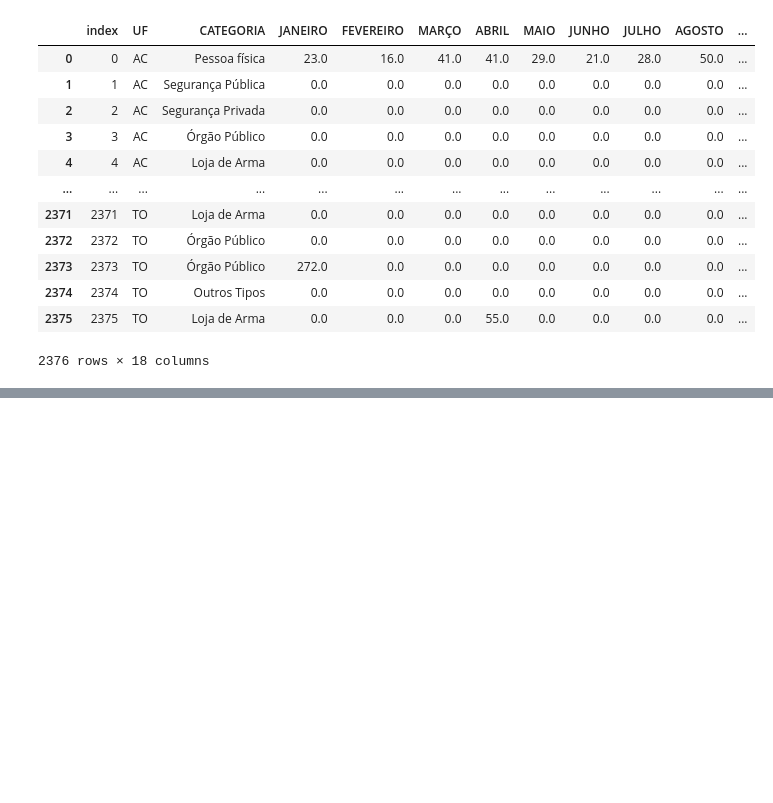
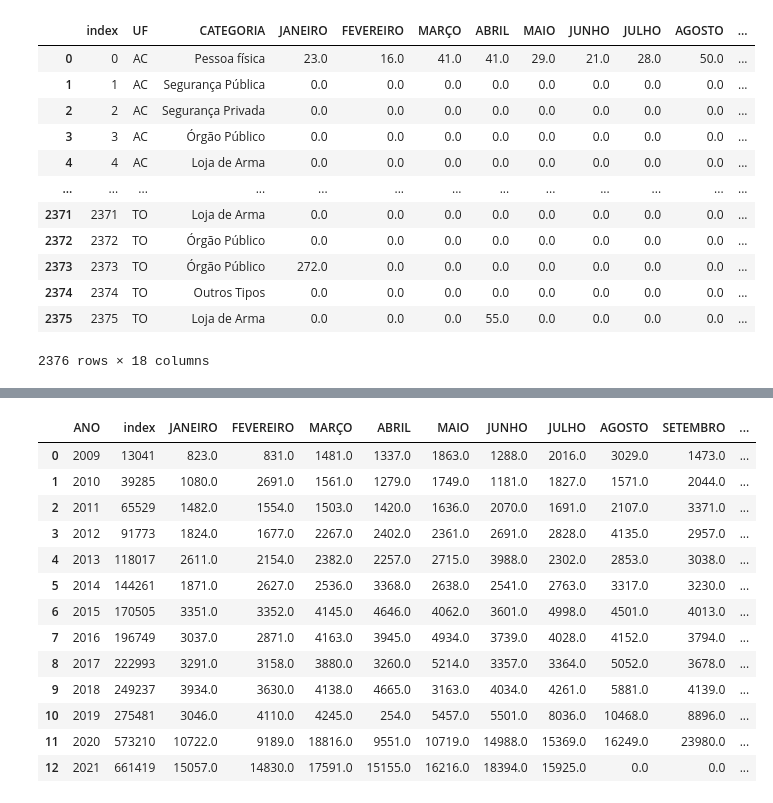
Before and after one commit to belisards/weapons_br, a Jupyter notebook: br_queries.ipynb, the cells around one changed output, grey strips where cells are left out. Cells and saved outputs as stored; diff of their text form; code cells hidden in the pictures; blank space fills up the shorter version.

```diff
--- a/br_queries.ipynb
+++ b/br_queries.ipynb
@@ -47,0 +63,2 @@ total.pivot_table(index=["CATEGORIA"],
+# %%
+total_ano = df.groupby(['ANO'],as_index=False).sum()
@@ -47,0 +81,17 @@ total.pivot_table(index=["CATEGORIA"],
+# %%
+total_ano
+# %% [output]
+|  | ANO | index | JANEIRO | FEVEREIRO | MARÇO | ABRIL | MAIO | JUNHO | JULHO | AGOSTO | SETEMBRO | ... |
+| 0 | 2009 | 13041 | 823.0 | 831.0 | 1481.0 | 1337.0 | 1863.0 | 1288.0 | 2016.0 | 3029.0 | 1473.0 | ... |
+| 1 | 2010 | 39285 | 1080.0 | 2691.0 | 1561.0 | 1279.0 | 1749.0 | 1181.0 | 1827.0 | 1571.0 | 2044.0 | ... |
+| 2 | 2011 | 65529 | 1482.0 | 1554.0 | 1503.0 | 1420.0 | 1636.0 | 2070.0 | 1691.0 | 2107.0 | 3371.0 | ... |
+| 3 | 2012 | 91773 | 1824.0 | 1677.0 | 2267.0 | 2402.0 | 2361.0 | 2691.0 | 2828.0 | 4135.0 | 2957.0 | ... |
+| 4 | 2013 | 118017 | 2611.0 | 2154.0 | 2382.0 | 2257.0 | 2715.0 | 3988.0 | 2302.0 | 2853.0 | 3038.0 | ... |
+| 5 | 2014 | 144261 | 1871.0 | 2627.0 | 2536.0 | 3368.0 | 2638.0 | 2541.0 | 2763.0 | 3317.0 | 3230.0 | ... |
+| 6 | 2015 | 170505 | 3351.0 | 3352.0 | 4145.0 | 4646.0 | 4062.0 | 3601.0 | 4998.0 | 4501.0 | 4013.0 | ... |
+| 7 | 2016 | 196749 | 3037.0 | 2871.0 | 4163.0 | 3945.0 | 4934.0 | 3739.0 | 4028.0 | 4152.0 | 3794.0 | ... |
+| 8 | 2017 | 222993 | 3291.0 | 3158.0 | 3880.0 | 3260.0 | 5214.0 | 3357.0 | 3364.0 | 5052.0 | 3678.0 | ... |
+| 9 | 2018 | 249237 | 3934.0 | 3630.0 | 4138.0 | 4665.0 | 3163.0 | 4034.0 | 4261.0 | 5881.0 | 4139.0 | ... |
+| 10 | 2019 | 275481 | 3046.0 | 4110.0 | 4245.0 | 254.0 | 5457.0 | 5501.0 | 8036.0 | 10468.0 | 8896.0 | ... |
+| 11 | 2020 | 573210 | 10722.0 | 9189.0 | 18816.0 | 9551.0 | 10719.0 | 14988.0 | 15369.0 | 16249.0 | 23980.0 | ... |
+| 12 | 2021 | 661419 | 15057.0 | 14830.0 | 17591.0 | 15155.0 | 16216.0 | 18394.0 | 15925.0 | 0.0 | 0.0 | ... |
```
Also changed, not shown: parts of 6 cells of this notebook, 6 other files.
